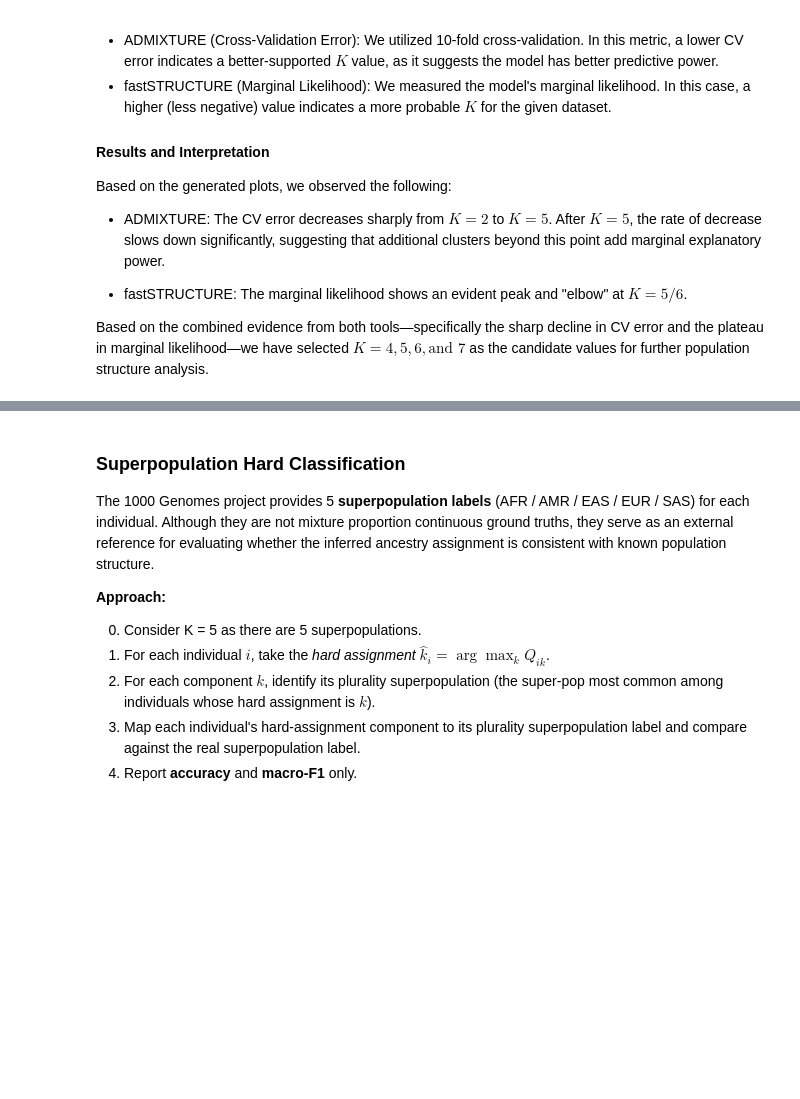
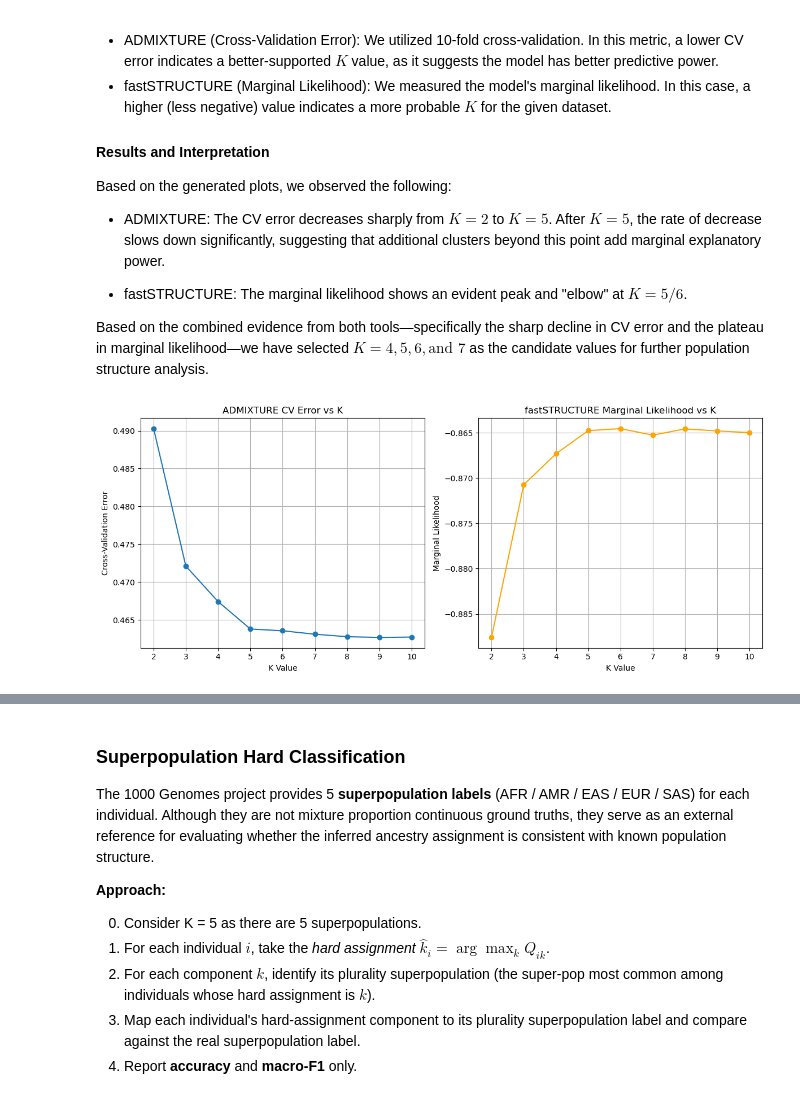
Before and after one commit to Hakuna25/Population_Structure_Modeling, a Jupyter notebook: analysis.ipynb, the cells around one changed output, grey strips where cells are left out. Drawn from its saved outputs; the diff is of its cells as text; code cells hidden in the pictures; blank space fills up the shorter version.

```diff
--- a/analysis.ipynb
+++ b/analysis.ipynb
@@ -1236,56 +965,34 @@ Based on the combined evidence from both tools—specifically the sharp decline
 <!-- These values capture the primary levels of genetic differentiation without over-partitioning the data. -->
 # %%
 import matplotlib.pyplot as plt
-import re
-from pathlib import Path
 
-repo = Path.cwd()
-
-# Load ADMIXTURE CV errors from output file
-cv_path = repo / "dump" / "admixture" / "cv_results.txt"
-cv_pairs = []
-for line in cv_path.read_text().strip().splitlines():
-    k_str, cv_str = line.split()
-    cv_pairs.append((int(k_str), float(cv_str)))
-cv_pairs.sort(key=lambda x: x[0])
-
-
-def extract_marginal_likelihood(log_path: Path) -> float:
-    text = log_path.read_text()
-    match = re.search(r"Marginal Likelihood =\s*([-+]?\d*\.?\d+(?:[eE][-+]?\d+)?)", text)
-    if match is None:
-        raise ValueError(f"Cannot find marginal likelihood in {log_path}")
-    return float(match.group(1))
-
-
-# Load fastSTRUCTURE marginal likelihoods from per-K logs
-ml_pairs = []
-for k, _ in cv_pairs:
-    log_path = repo / "dump" / "structure" / "structure_ALL" / f"fS_run_K.{k}.log"
-    ml_pairs.append((k, extract_marginal_likelihood(log_path)))
-
-k_values = [k for k, _ in cv_pairs]
-cv_errors = [value for _, value in cv_pairs]
-ml = [value for _, value in ml_pairs]
+# Data
+k_values = list(range(2, 11))
+cv_errors = [0.49028, 0.47210, 0.46742, 0.46380, 0.46356, 0.46311, 0.46278, 0.46268, 0.46273]
+ml = [-0.8876028770, -0.8707424390, -0.8673214721, -0.8647675676,
+      -0.8645441912, -0.8652638589, -0.8645767869,
+      -0.8648020952, -0.8649840697]
 
 # Create two subplots (1 row, 2 columns)
 fig, axes = plt.subplots(1, 2, figsize=(12, 5))
 
 # ----- Subplot 1: ADMIXTURE CV error -----
 axes[0].plot(k_values, cv_errors, marker='o')
 axes[0].set_xlabel("K Value")
 axes[0].set_ylabel("Cross-Validation Error")
 axes[0].set_title("ADMIXTURE CV Error vs K")
 axes[0].set_xticks(k_values)
 axes[0].grid(True)
 
 # ----- Subplot 2: fastSTRUCTURE Marginal Likelihood -----
 axes[1].plot(k_values, ml, marker='o', color='orange')
 axes[1].set_xlabel("K Value")
 axes[1].set_ylabel("Marginal Likelihood")
 axes[1].set_title("fastSTRUCTURE Marginal Likelihood vs K")
 axes[1].set_xticks(k_values)
 axes[1].grid(True)
 
 plt.tight_layout()
 plt.show()
+# %% [output]
+[figure, added]
```
Also changed, not shown: parts of 21 cells of this notebook.
